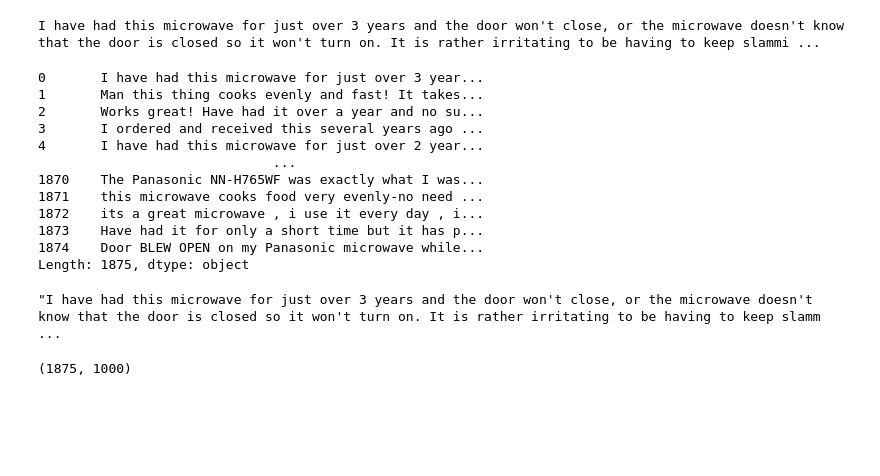
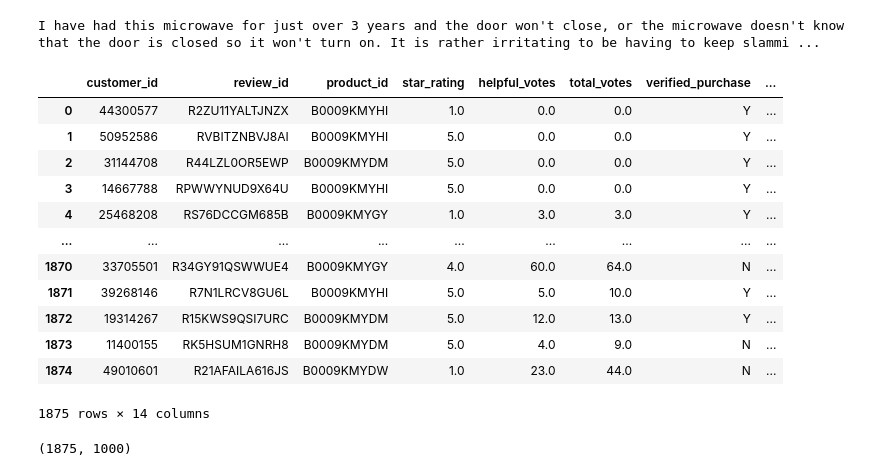
Before and after one commit to GrilledJeez/amazon_product_feature_analysis, a Jupyter notebook: EDA_&_Data_wrangling.ipynb, the cells around one changed output. Drawn from its saved outputs; the diff is of its cells as text; code cells hidden in the pictures; blank space fills up the shorter version.

Commit message:
3.5 Text Ready

```diff
--- a/EDA_&_Data_wrangling.ipynb
+++ b/EDA_&_Data_wrangling.ipynb
@@ -182,24 +183,50 @@ def clean_review(row):
     soup = BeautifulSoup(row['review_body'], "lxml")
     return soup.get_text()
 # %%
-df.apply(clean_review, axis=1)
+df['clean_review'] = df.apply(clean_review, axis=1)
-# %% [output]
-0       I have had this microwave for just over 3 year...
-1       Man this thing cooks evenly and fast! It takes...
-2       Works great! Have had it over a year and no su...
-3       I ordered and received this several years ago ...
-4       I have had this microwave for just over 2 year...
-                              ...
-1870    The Panasonic NN-H765WF was exactly what I was...
-1871    this microwave cooks food very evenly-no need ...
-1872    its a great microwave , i use it every day , i...
-1873    Have had it for only a short time but it has p...
-1874    Door BLEW OPEN on my Panasonic microwave while...
-Length: 1875, dtype: object
-# %%
-df['clean_review'] = df.apply(clean_review, axis=1)
-df['clean_review'].values[0]
-# %% [output]
-"I have had this microwave for just over 3 years and the door won't close, or the microwave doesn't know that the door is closed so it won't turn on. It is rather irritating to be having to keep slamm ...
+# %%
+punct =[]
+punct += list(string.punctuation)
+punct += '’'
+punct.remove("'")
+def remove_punctuations(text):
+    for punctuation in punct:
+        text = text.replace(punctuation, ' ')
+    return text
+# %%
+def nlp(df):
+    # lowercase everything
+    # get rid of '\n' from whitespace
+    # regex remove hyperlinks
+    # remove punctuation
+    # remove ' s ' from removing punctuation
+
+    # lowercase everything
+    df['token'] = df['clean_review'].apply(lambda x: x.lower())
+    # get rid of '\n' from whitespace
+    df['token'] = df['token'].apply(lambda x: x.replace('\n', ' '))
+    # regex remove hyperlinks
+    df['token'] = df['token'].str.replace('http\S+|www.\S+', '', case=False)
+    # remove punctuations
+    df['token'] = df['token'].apply(remove_punctuations)
+    # remove ' s ' that was created after removing punctuations
+    df['token'] = df['token'].apply(lambda x: str(x).replace(" s ", " "))
+    return df
+# %%
+nlp(df)
+# %% [output]
+|  | customer_id | review_id | product_id | star_rating | helpful_votes | total_votes | verified_purchase | ... |
+| 0 | 44300577 | R2ZU11YALTJNZX | B0009KMYHI | 1.0 | 0.0 | 0.0 | Y | ... |
+| 1 | 50952586 | RVBITZNBVJ8AI | B0009KMYHI | 5.0 | 0.0 | 0.0 | Y | ... |
+| 2 | 31144708 | R44LZL0OR5EWP | B0009KMYDM | 5.0 | 0.0 | 0.0 | Y | ... |
+| 3 | 14667788 | RPWWYNUD9X64U | B0009KMYHI | 5.0 | 0.0 | 0.0 | Y | ... |
+| 4 | 25468208 | RS76DCCGM685B | B0009KMYGY | 1.0 | 3.0 | 3.0 | Y | ... |
+| ... | ... | ... | ... | ... | ... | ... | ... | ... |
+| 1870 | 33705501 | R34GY91QSWWUE4 | B0009KMYGY | 4.0 | 60.0 | 64.0 | N | ... |
+| 1871 | 39268146 | R7N1LRCV8GU6L | B0009KMYHI | 5.0 | 5.0 | 10.0 | Y | ... |
+| 1872 | 19314267 | R15KWS9QSI7URC | B0009KMYDM | 5.0 | 12.0 | 13.0 | Y | ... |
+| 1873 | 11400155 | RK5HSUM1GNRH8 | B0009KMYDM | 5.0 | 4.0 | 9.0 | N | ... |
+| 1874 | 49010601 | R21AFAILA616JS | B0009KMYDW | 1.0 | 23.0 | 44.0 | N | ... |
+1875 rows × 14 columns
 # %%
 w_tokenizer = nltk.tokenize.WhitespaceTokenizer()
```
Also changed, not shown: parts of 8 cells of this notebook.
